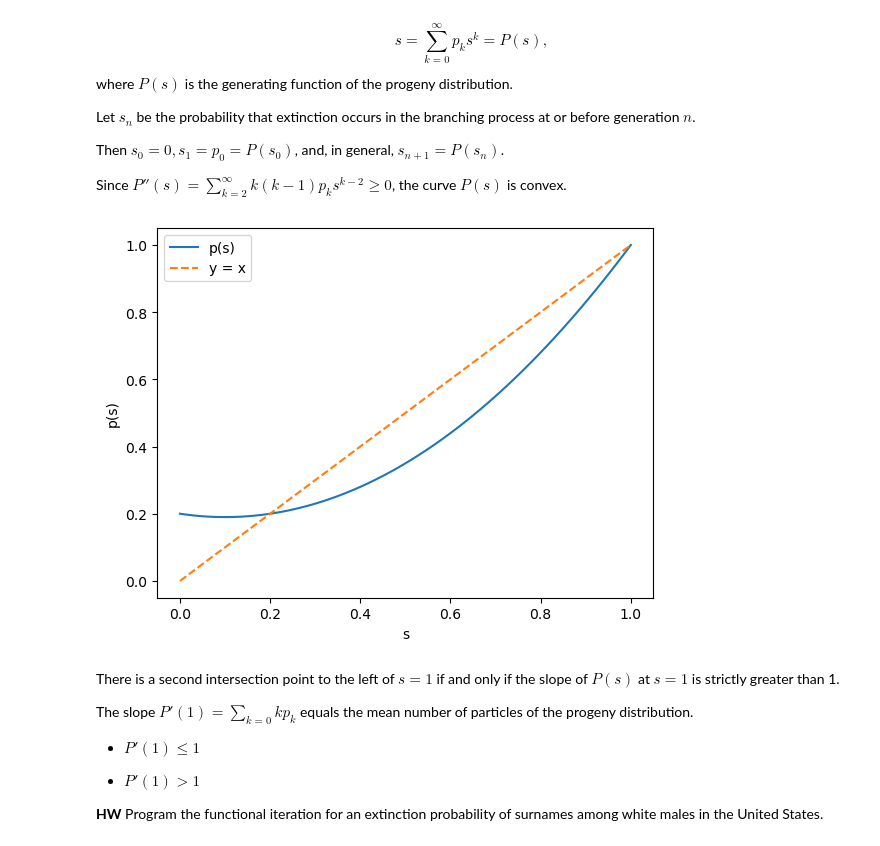
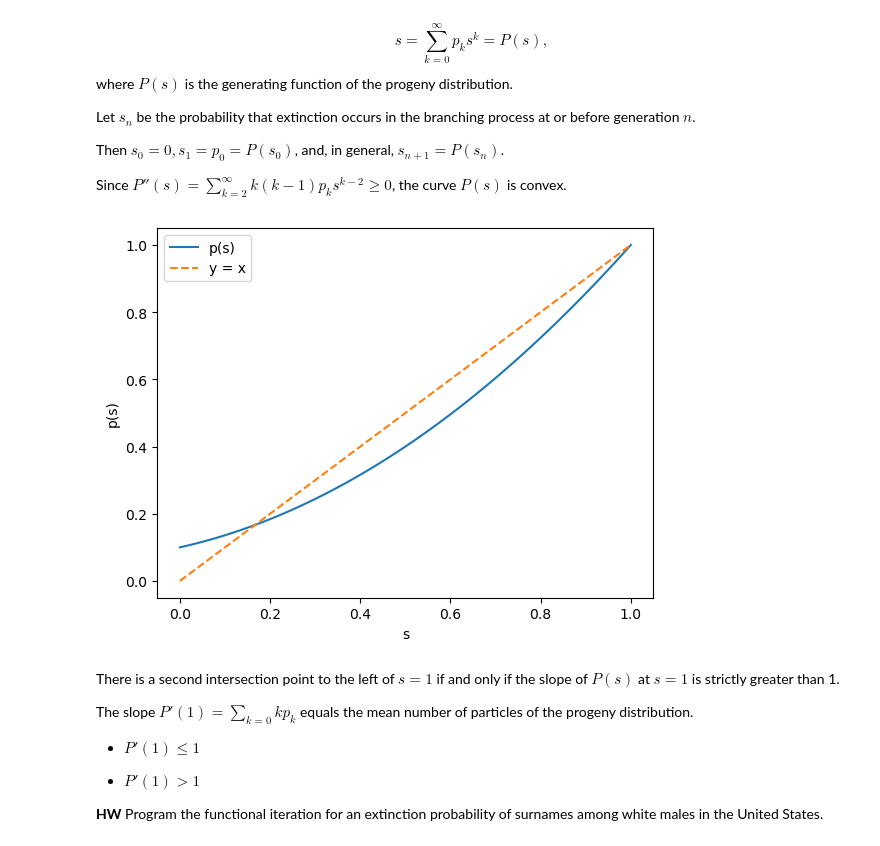
Before and after one commit to feizhe/STAT_207, a Jupyter notebook: Notes/2.NonlinearFunctions.ipynb, the cells around one changed output. Saved outputs shown, nothing was run; the diff lists cells and outputs as text; code cells hidden in the pictures.

```diff
--- a/Notes/2.NonlinearFunctions.ipynb
+++ b/Notes/2.NonlinearFunctions.ipynb
@@ -193,27 +193,27 @@ Since $P''(s) = \sum_{k=2}^{\infty}k(k-1)p_{k}s^{k-2} \ge 0$, the curve $P(s)$ i
 # %%
 import numpy as np
 import matplotlib.pyplot as plt
 
 # Define p(s) as a convex function
 def p(s):
-    return s**2 + 0.2 - 0.2*s
+    return 0.1 + 0.3*s + .6*s**2
 
 # Create an array of s values between 0 and 1
 s = np.linspace(0, 1, 100)
 
 # Plot p(s) and the diagonal line y = x
 plt.plot(s, p(s), label='p(s)')
 plt.plot(s, s, label='y = x', linestyle='--')
 
 # Add labels and legend
 plt.xlabel('s')
 plt.ylabel('p(s)')
 plt.legend()
 
 # Show the plot
 plt.show()
 # %% [output]
-[figure, old version]
+[figure, new version]
 # %% [markdown]
 There is a second intersection point to the left of $s = 1$ if and
 only if the slope of $P(s)$ at $s = 1$ is strictly greater than 1.
```
Also changed, not shown: parts of 1 cell of this notebook, 4 other files.
